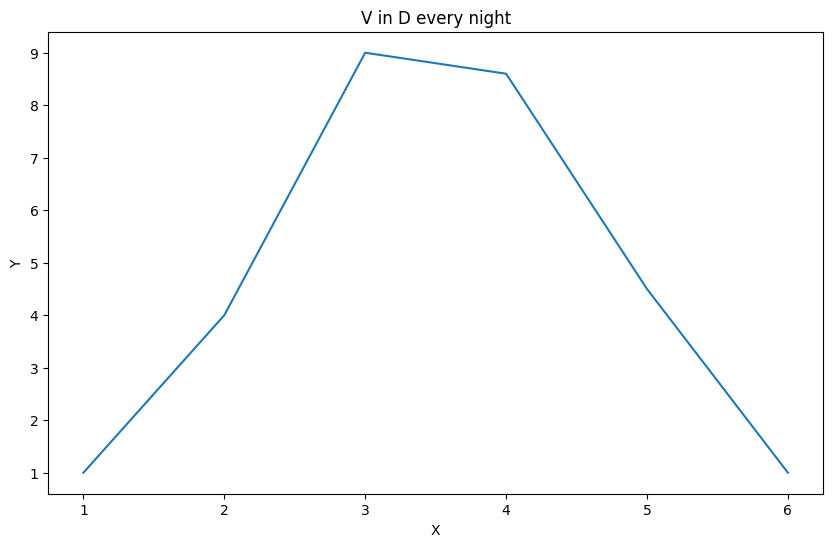
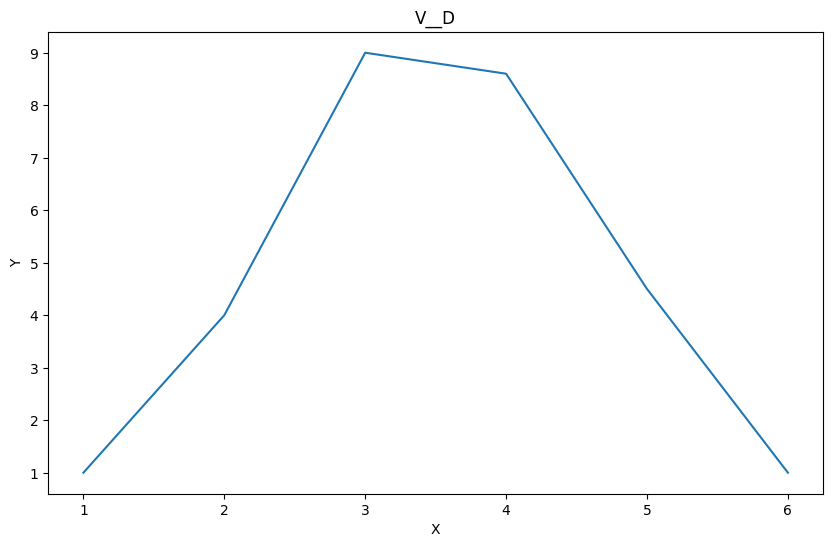
The change to this notebook cell's code, shown as a diff; its figure went from the first image to the second:
--- before
+++ after
@@ -6,4 +6,4 @@
 plt.xlabel('X')
 plt.ylabel('Y')
-plt.title('V in D every night')
-plt.show()
+plt.title('V__D')
+# plt.show()

Commit: Created using Colab